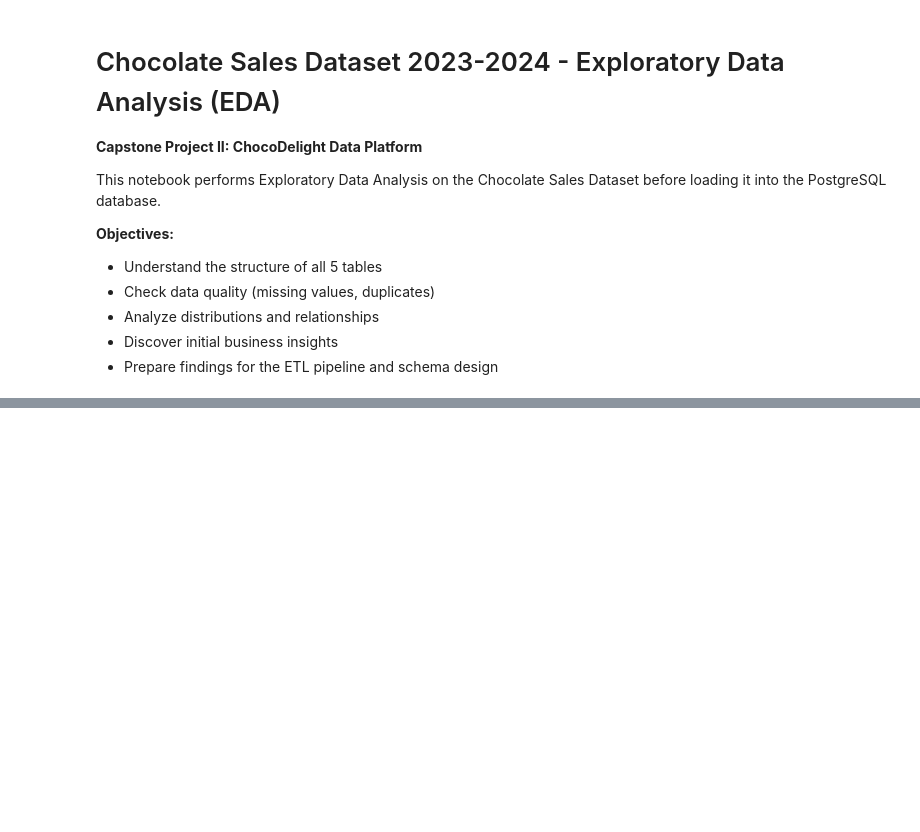
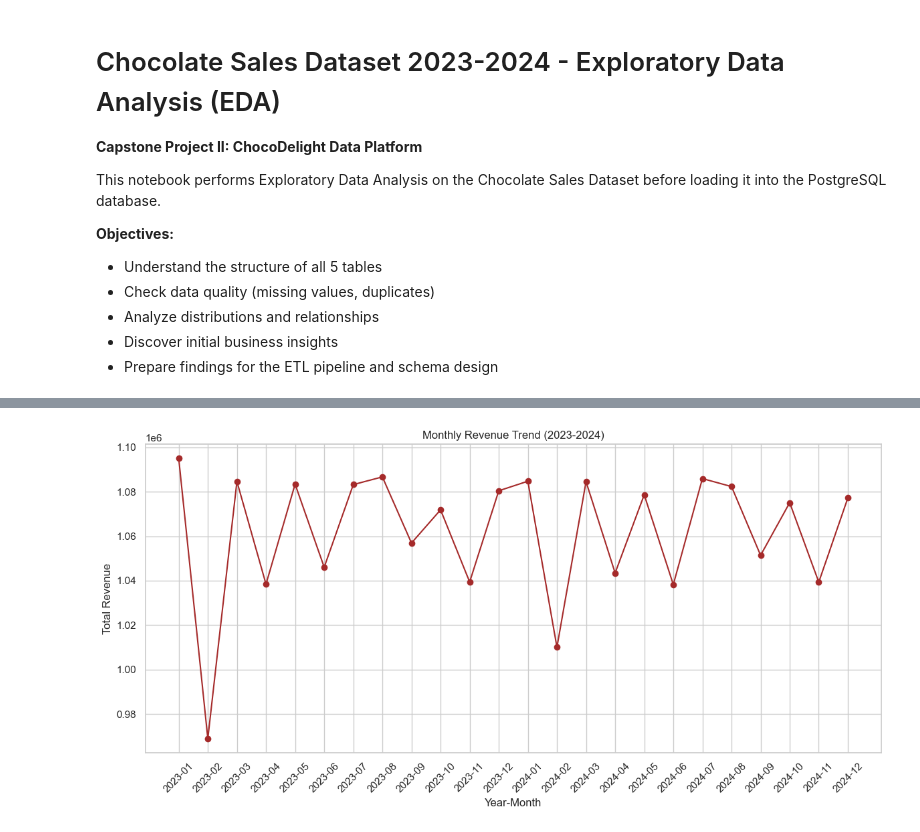
Before and after one commit to samuelede/ChocoDelight-Data-Platform, a Jupyter notebook: notebooks/01_eda_chocolate_sales.ipynb, the cells around one changed output, grey strips where cells are left out. Saved outputs shown, nothing was run; the diff lists cells and outputs as text; code cells hidden in the pictures; blank space fills up the shorter version.

```diff
--- a/notebooks/01_eda_chocolate_sales.ipynb
+++ b/notebooks/01_eda_chocolate_sales.ipynb
@@ -44,0 +280,18 @@ print(f"Sales shape: {sales.shape}")
+# %%
+# Monthly Revenue Trend
+monthly_sales = sales.merge(calendar, left_on='order_date', right_on='date') \
+                     .groupby(['year', 'month'])['revenue'].sum().reset_index()
+
+monthly_sales['year_month'] = monthly_sales['year'].astype(str) + '-' + monthly_sales['month'].astype(str).str.zfill(2)
+
+plt.figure(figsize=(12, 6))
+plt.plot(monthly_sales['year_month'], monthly_sales['revenue'], marker='o', color='brown')
+plt.title('Monthly Revenue Trend (2023-2024)')
+plt.xlabel('Year-Month')
+plt.ylabel('Total Revenue')
+plt.xticks(rotation=45)
+plt.grid(True)
+plt.tight_layout()
+plt.show()
+# %% [output]
+[figure, added]
```
Also changed, not shown: parts of 11 cells of this notebook, 2 other files.
